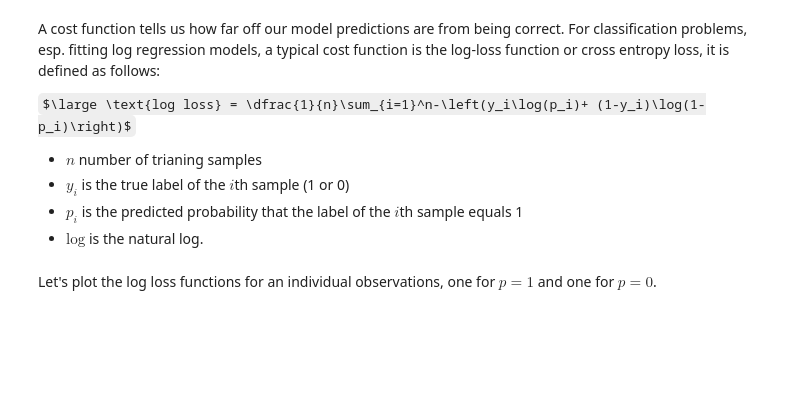
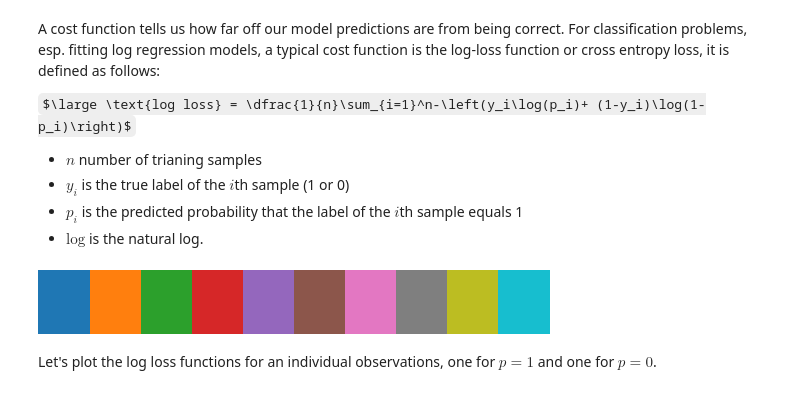
Before and after one commit to joedinoto/Data_Science_Projects_With_Python, a Jupyter notebook: 04 The Bias-Variance Trade-Off.ipynb, the cells around one changed output. Saved outputs shown, nothing was run; the diff lists cells and outputs as text; code cells hidden in the pictures; some formulas as TeX source; blank space fills up the shorter version.

```diff
--- a/04 The Bias-Variance Trade-Off.ipynb
+++ b/04 The Bias-Variance Trade-Off.ipynb
@@ -12,6 +12,10 @@ $\large \text{log loss} = \dfrac{1}{n}\sum_{i=1}^n-\left(y_i\log(p_i)+ (1-y_i)\l
 # %%
 import numpy as np
 import matplotlib.pyplot as plt
+import matplotlib as mpl
+mpl.colormaps['tab10']
+# %% [output]
+[figure, added]
 # %% [markdown]
 Let's plot the log loss functions for an individual observations, one for $p = 1$ and one for $p = 0$.
 # %%
```
Also changed, not shown: parts of 9 cells of this notebook.
